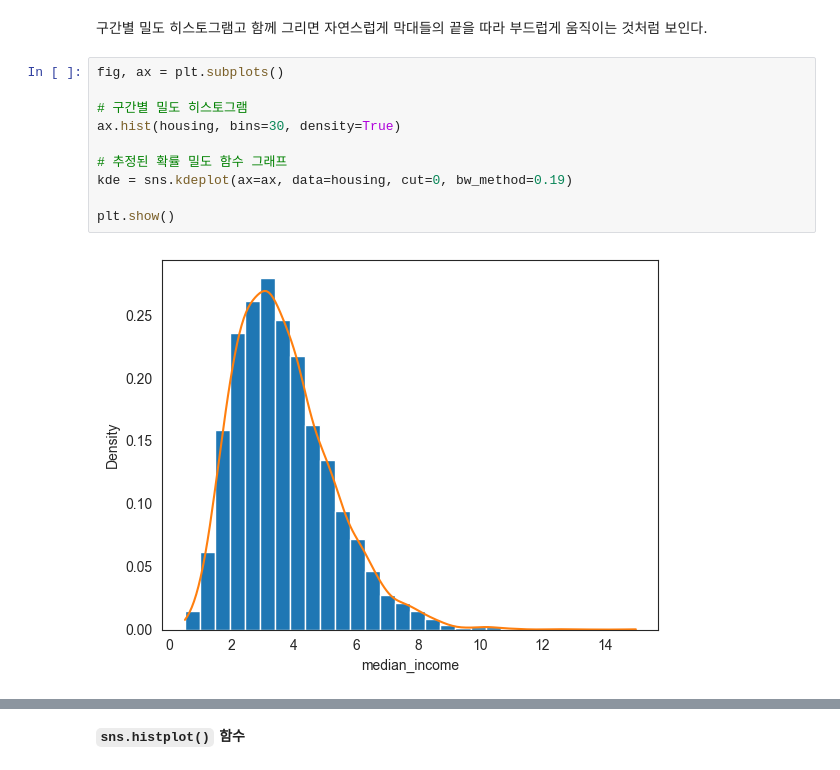
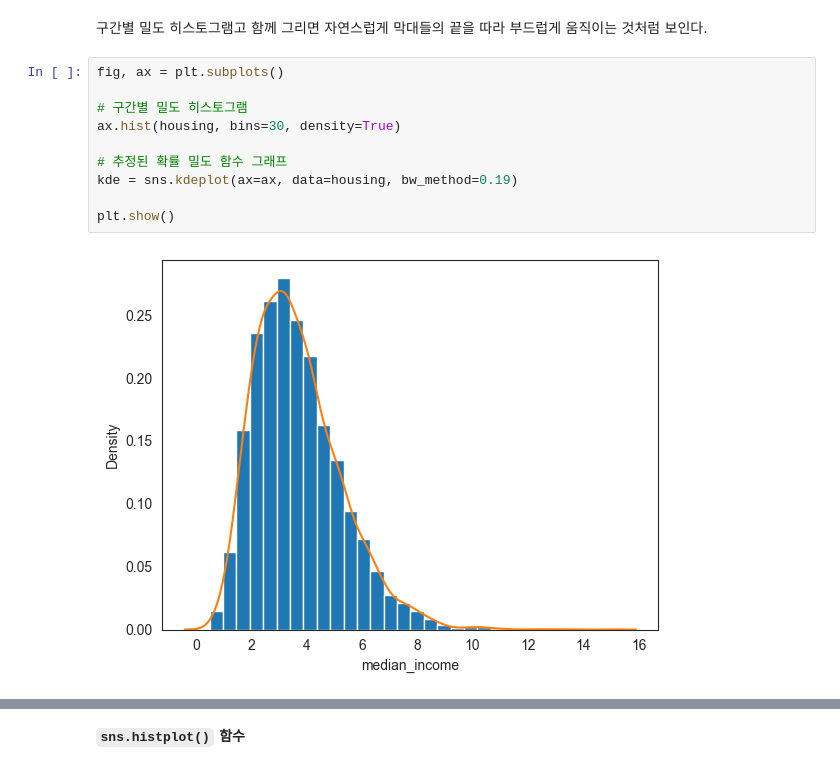
Before and after one commit to codingalzi/DataSci, a Jupyter notebook: _sources/probability_continuous.ipynb, the cells around one changed output, grey strips where cells are left out. Drawn from its saved outputs; the diff is of its cells as text.

```diff
--- a/_sources/probability_continuous.ipynb
+++ b/_sources/probability_continuous.ipynb
@@ -629,13 +648,13 @@ plt.show()
 # %%
 fig, ax = plt.subplots()
 
 # 구간별 밀도 히스토그램
 ax.hist(housing, bins=30, density=True)
 
 # 추정된 확률 밀도 함수 그래프
-kde = sns.kdeplot(ax=ax, data=housing, cut=0, bw_method=0.19)
+kde = sns.kdeplot(ax=ax, data=housing, bw_method=0.19)
 
 plt.show()
 # %% [output]
-[figure, old version]
+[figure, new version]
 # %% [markdown]
```
Also changed, not shown: parts of 31 cells of this notebook, 10 other files.
